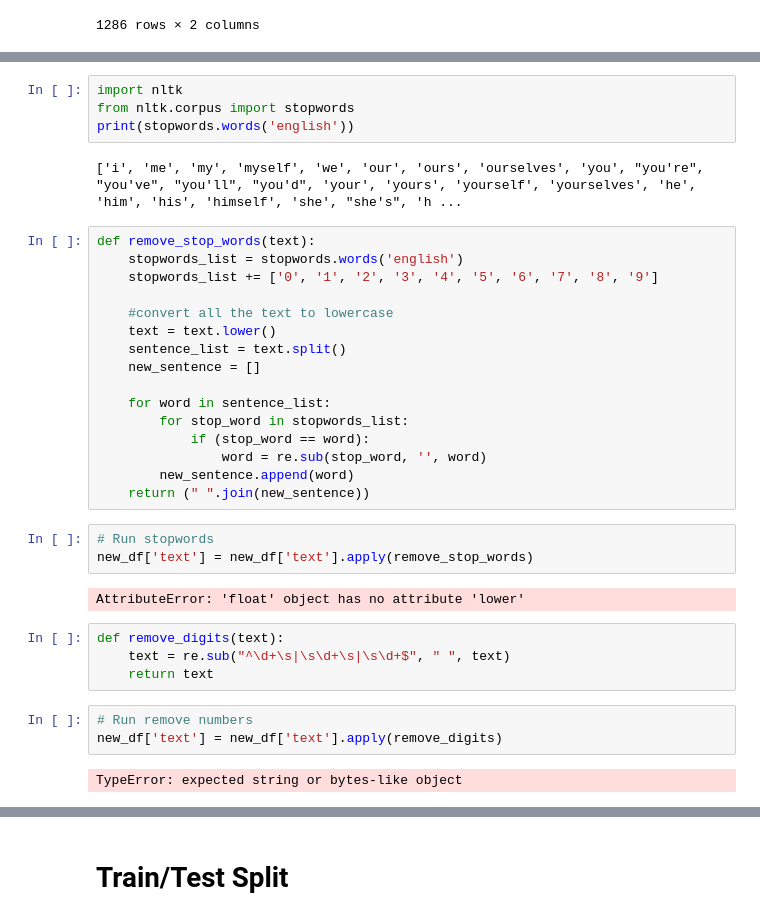
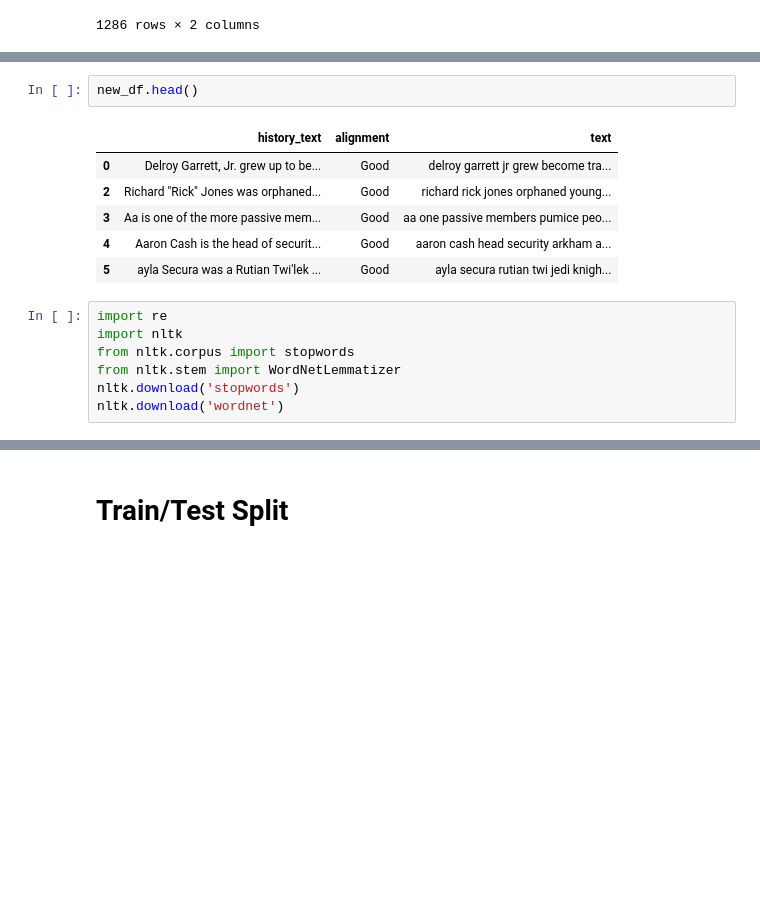
Before and after one commit to twhipple/Superhero_NLP, a Jupyter notebook: Superhero_NLP_Notebook.ipynb, the cells around one changed output, grey strips where cells are left out. Saved outputs shown, nothing was run; the diff lists cells and outputs as text; blank space fills up the shorter version.

```diff
--- a/Superhero_NLP_Notebook.ipynb
+++ b/Superhero_NLP_Notebook.ipynb
@@ -584,36 +720,16 @@ TypeError: expected string or bytes-like object
+# %%
+new_df.head()
+# %% [output]
+|  | history_text | alignment | text |
+| 0 | Delroy Garrett, Jr. grew up to be... | Good | delroy garrett jr grew become tra... |
+| 2 | Richard "Rick" Jones was orphaned... | Good | richard rick jones orphaned young... |
+| 3 | Aa is one of the more passive mem... | Good | aa one passive members pumice peo... |
+| 4 | Aaron Cash is the head of securit... | Good | aaron cash head security arkham a... |
+| 5 | ayla Secura was a Rutian Twi'lek ... | Good | ayla secura rutian twi jedi knigh... |
 # %%
+import re
 import nltk
 from nltk.corpus import stopwords
-print(stopwords.words('english'))
+from nltk.stem import WordNetLemmatizer
+nltk.download('stopwords')
+nltk.download('wordnet')
-# %% [output]
-['i', 'me', 'my', 'myself', 'we', 'our', 'ours', 'ourselves', 'you', "you're", "you've", "you'll", "you'd", 'your', 'yours', 'yourself', 'yourselves', 'he', 'him', 'his', 'himself', 'she', "she's", 'h ...
-# %%
-def remove_stop_words(text):
-    stopwords_list = stopwords.words('english')
-    stopwords_list += ['0', '1', '2', '3', '4', '5', '6', '7', '8', '9']
-
-    #convert all the text to lowercase
-    text = text.lower()
-    sentence_list = text.split()
-    new_sentence = []
-
-    for word in sentence_list:
-        for stop_word in stopwords_list:
-            if (stop_word == word):
-                word = re.sub(stop_word, '', word)
-        new_sentence.append(word)
-    return (" ".join(new_sentence))
-# %%
-# Run stopwords
-new_df['text'] = new_df['text'].apply(remove_stop_words)
-# %% [output]
-AttributeError: 'float' object has no attribute 'lower'
-# %%
-def remove_digits(text):
-    text = re.sub("^\d+\s|\s\d+\s|\s\d+$", " ", text)
-    return text
-# %%
-# Run remove numbers
-new_df['text'] = new_df['text'].apply(remove_digits)
-# %% [output]
-TypeError: expected string or bytes-like object
```
Also changed, not shown: parts of 33 cells of this notebook.
